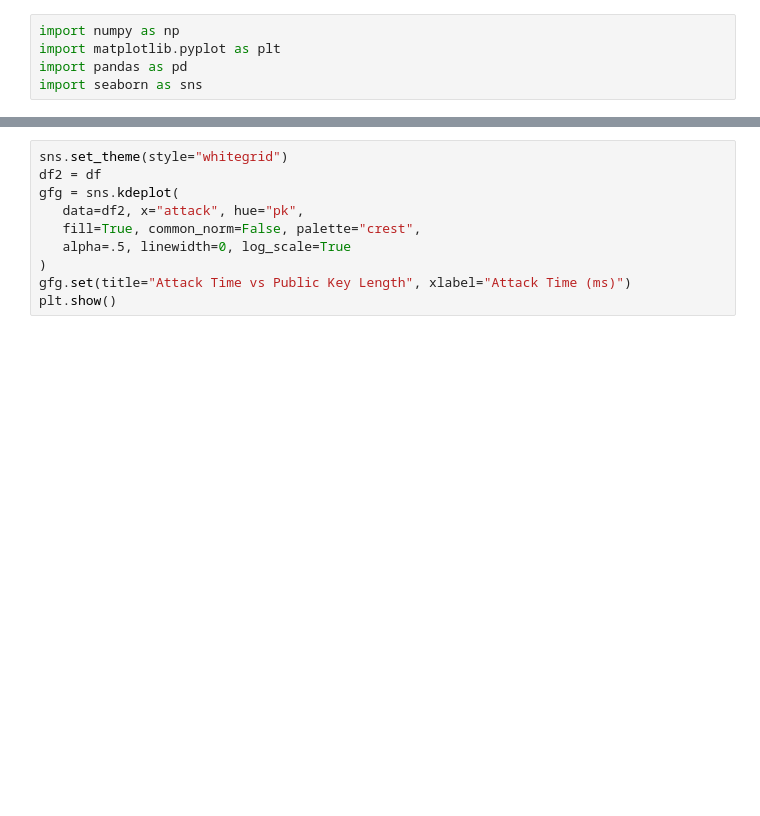
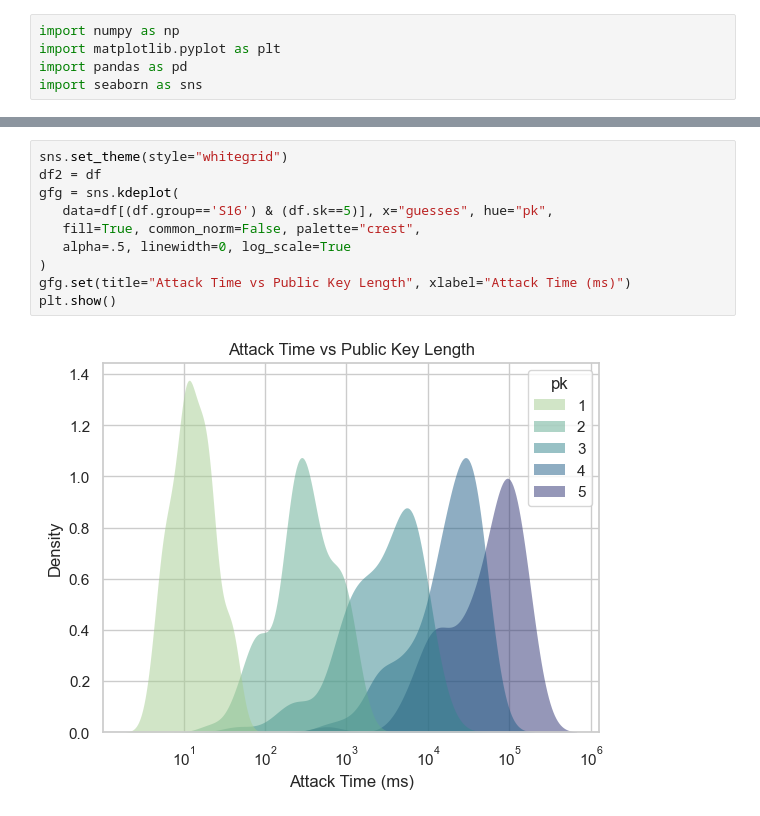
Before and after one commit to reednel/aag, a Jupyter notebook: simulations/MichaelGraphs.ipynb, the cells around one changed output, grey strips where cells are left out. Cells and saved outputs as stored; diff of their text form; blank space fills up the shorter version.

```diff
--- a/simulations/MichaelGraphs.ipynb
+++ b/simulations/MichaelGraphs.ipynb
@@ -56,13 +67,15 @@ plt.show()
 # %%
 sns.set_theme(style="whitegrid")
 df2 = df
 gfg = sns.kdeplot(
-   data=df2, x="attack", hue="pk",
+   data=df[(df.group=='S16') & (df.sk==5)], x="guesses", hue="pk",
    fill=True, common_norm=False, palette="crest",
    alpha=.5, linewidth=0, log_scale=True
 )
 gfg.set(title="Attack Time vs Public Key Length", xlabel="Attack Time (ms)")
 plt.show()
+# %% [output]
+[figure, added]
 # %%
 # heatmap comparing sk and pk effects on attack time
 sns.set_theme(style="whitegrid")
```
Also changed, not shown: parts of 11 cells of this notebook, 6 other files.
